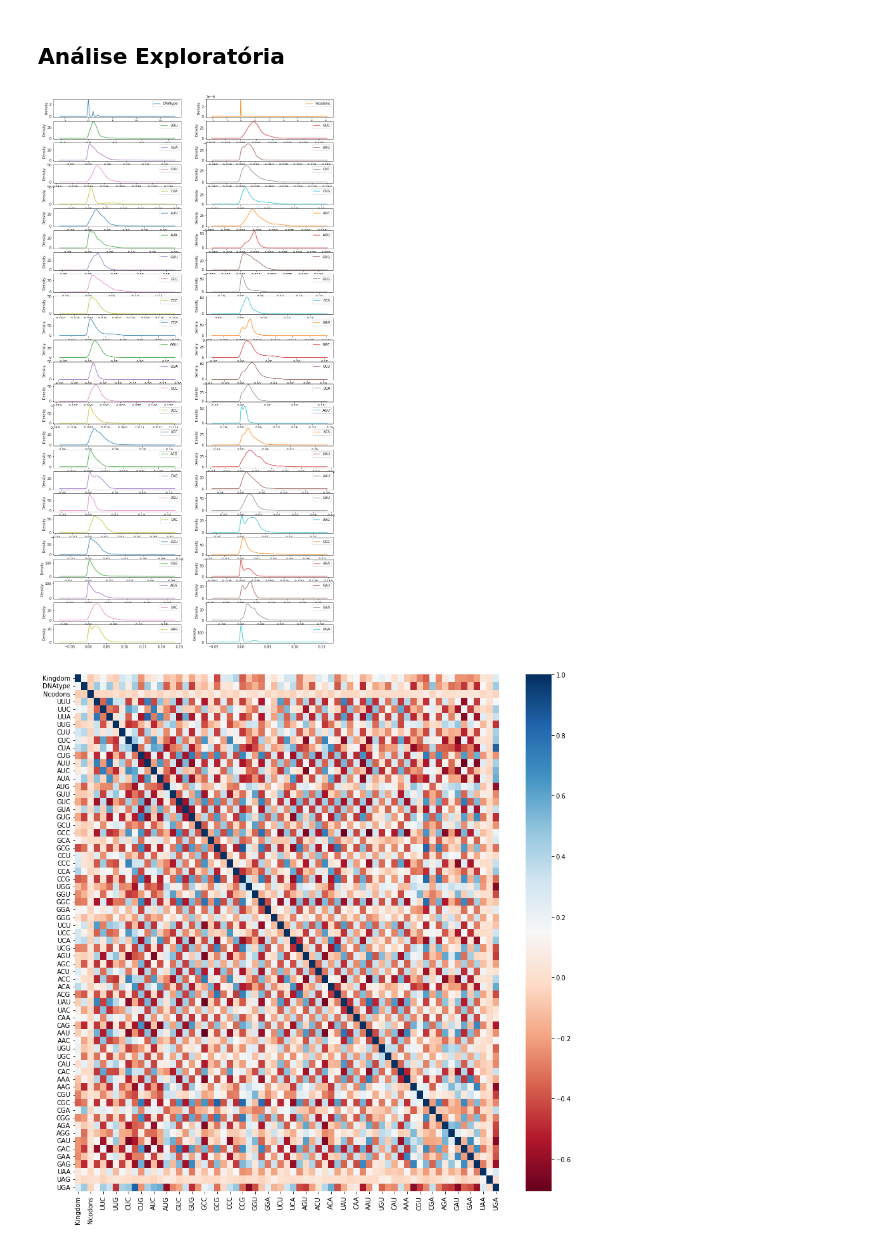
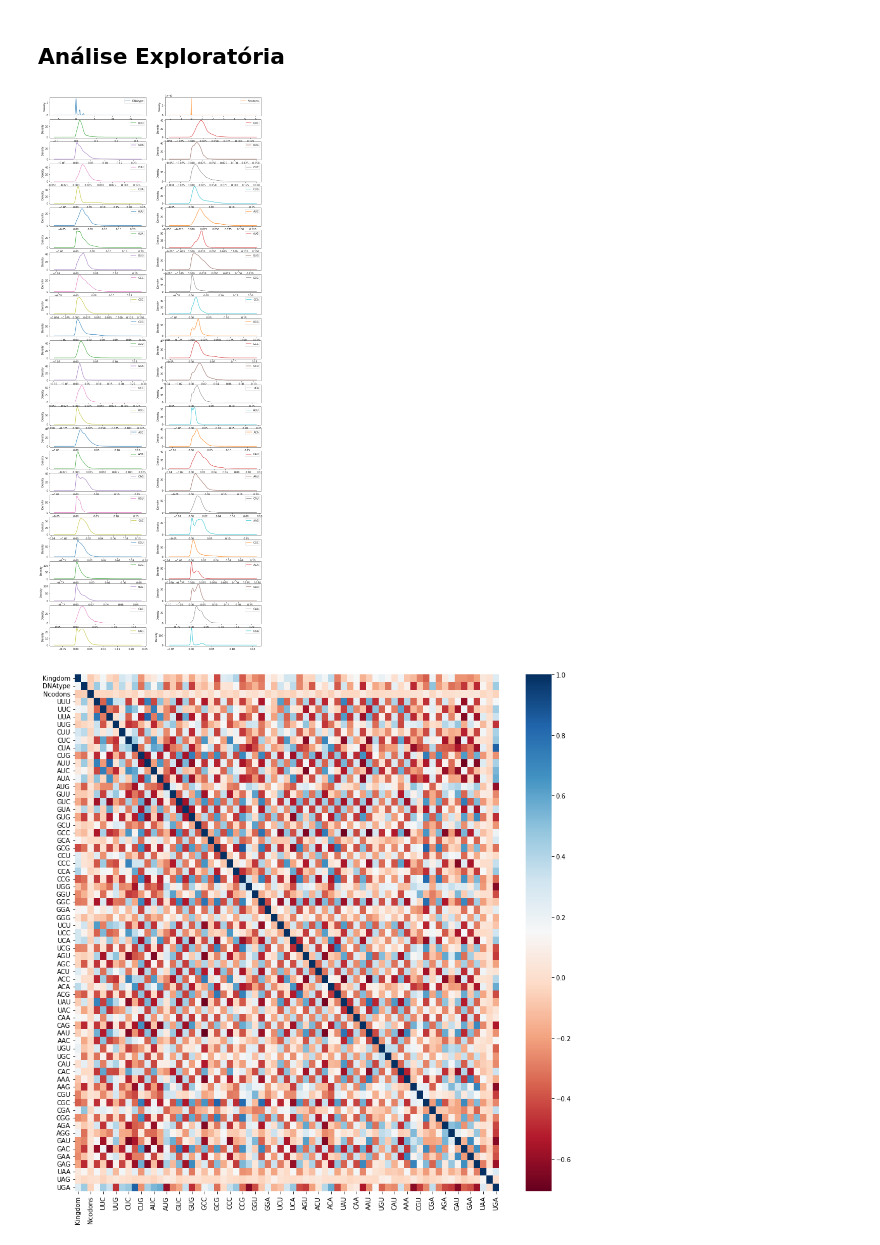
Before and after one commit to JessicaIta/codon-usage-classification, a Jupyter notebook: Codon Usage Classification.ipynb, the cells around one changed output. Cells and saved outputs as stored; diff of their text form; code cells hidden in the pictures.

```diff
--- a/Codon Usage Classification.ipynb
+++ b/Codon Usage Classification.ipynb
@@ -285,9 +291,9 @@ print(fit.scores_)
 # Imprime o dataset apenas com as colunas selecionadas
 
 print("Selected best 30:")
-print(column[filter])
+print(feature[filter])
 
-selected_attr = column[filter]
+selected_attr = feature[filter]
 # %% [output]
 Número original de atributos: 66
 
@@ -329,10 +335,10 @@ X
 ## Análise Exploratória
 # %%
 # Density Plot somente com as featurs de entrada
-X.plot(kind = 'density', subplots = True, layout = (25,2), sharex = False, figsize = (15,30))
+X.plot(kind = 'density', subplots = True, layout = (25,2), sharex = False, figsize = (15,40))
 plt.show()
 # %% [output]
-[figure, old version]
+[figure, new version]
 # %%
 # Matriz de Correlação com Matplotlib Seaborn incluindo a classe de predição
 plt.rcParams["figure.figsize"] = (15,15)
```
Also changed, not shown: parts of 15 cells of this notebook.
